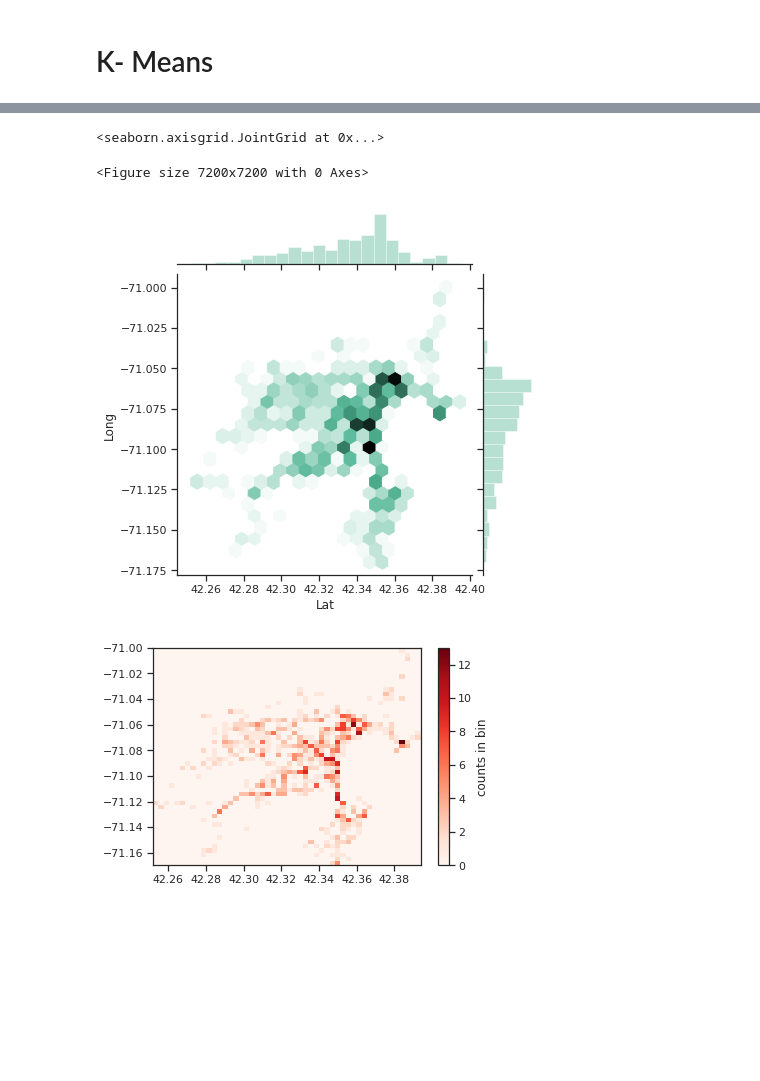
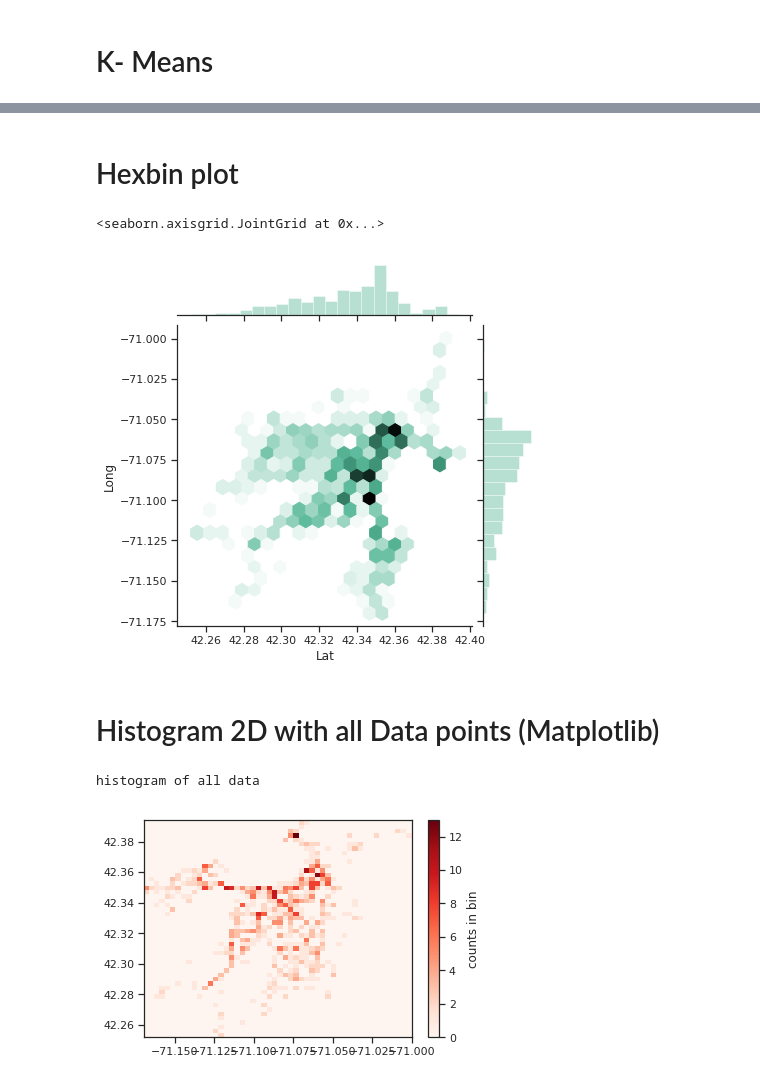
Before and after one commit to ayushupneja/Bikeable, a Jupyter notebook: jupyter_notebooks/datavisualization.ipynb, the cells around one changed output, grey strips where cells are left out. Drawn from its saved outputs; the diff is of its cells as text; code cells hidden in the pictures; blank space fills up the shorter version.

```diff
--- a/jupyter_notebooks/datavisualization.ipynb
+++ b/jupyter_notebooks/datavisualization.ipynb
@@ -211,9 +223,9 @@ Centroids of Bicycle Accidents with Injuries
 
 # MOST dangerous
 # %%
-bike_injury_no_mv['rating'] = 1
-mv_accident_bike_yes_injury['rating'] = 2
-mv_accident_bike_no_injury['rating'] = 3
+bike_injury_no_mv['rating'] = 10
+mv_accident_bike_yes_injury['rating'] = 100
+mv_accident_bike_no_injury['rating'] = 1000
 # %%
 frames = [bike_injury_no_mv, mv_accident_bike_yes_injury, mv_accident_bike_no_injury]
 
@@ -331,3 +391,5 @@ ax = sns.kdeplot(fullData["Lat"], fullData["Long"], shade=True)
+# %% [markdown]
+# Hexbin plot
 # %%
 import numpy as np
 import seaborn as sns
@@ -340,11 +402,14 @@ y = fullData["Long"]
 sns.jointplot(x, y, kind="hex", color="#4CB391")
 # %% [output]
 <seaborn.axisgrid.JointGrid at 0x...>
-<Figure size 7200x7200 with 0 Axes>
 [figure]
+# %% [markdown]
+# Histogram 2D with all Data points (Matplotlib)
 # %%
-plt.hist2d(fullData["Lat"], fullData["Long"], bins=50, cmap='Reds')
+print("histogram of all data")
+plt.hist2d(fullData["Long"], fullData["Lat"], bins=50, cmap='Reds')
 cb = plt.colorbar()
 cb.set_label('counts in bin')
 # %% [output]
+histogram of all data
-[figure, old version]
+[figure, new version]
```
Also changed, not shown: parts of 48 cells of this notebook.
